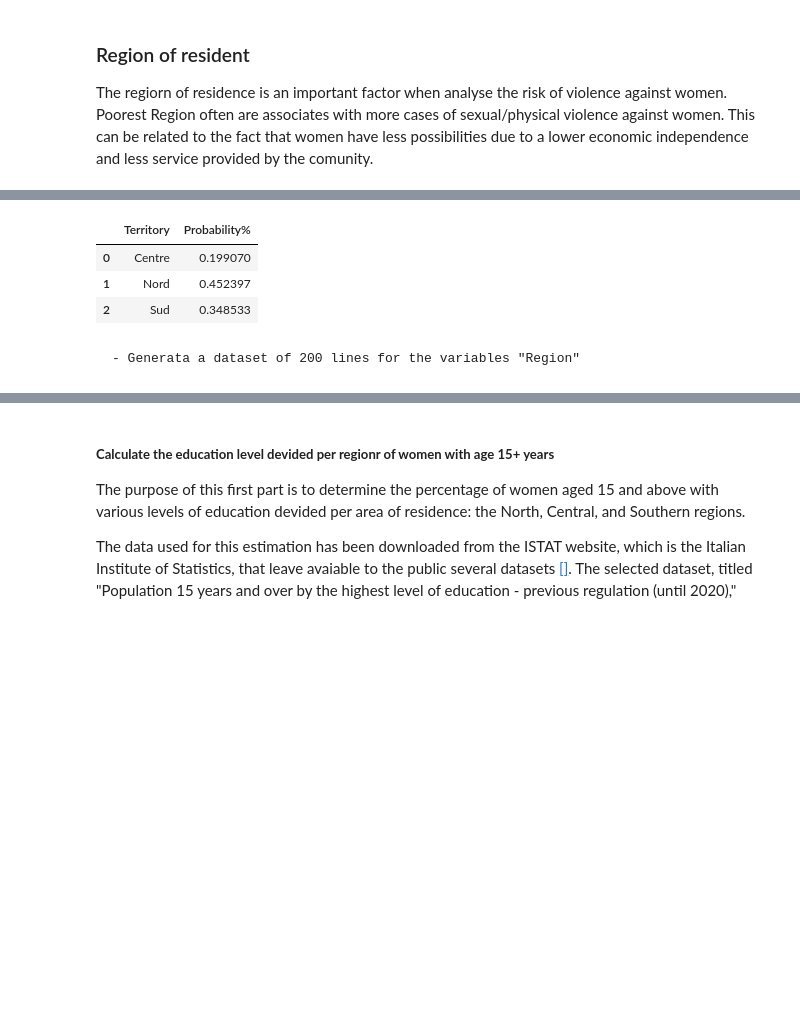
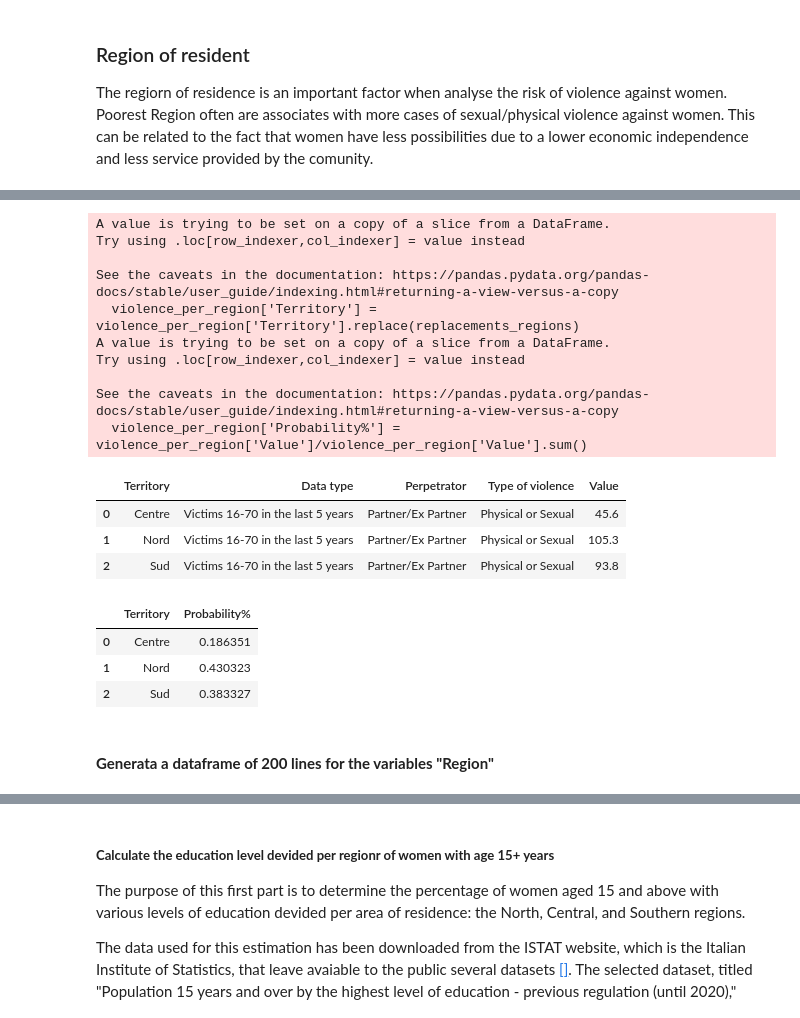
Before and after one commit to Cecilia8989/PfDA_Assignement, a Jupyter notebook: PfDA_Project_1.ipynb, the cells around one changed output, grey strips where cells are left out. Drawn from its saved outputs; the diff is of its cells as text; code cells hidden in the pictures; blank space fills up the shorter version.

Commit message:
probability tabs

```diff
--- a/PfDA_Project_1.ipynb
+++ b/PfDA_Project_1.ipynb
@@ -35,0 +118,18 @@ violence_per_region.rename(
+# %%
+# https://www.youtube.com/watch?app=desktop&v=8Y1UkY0oAXM
+# Function to replace values in the 'Type of violence' column
+
+# Dictionary defining replacements for 'Type of violence' column
+def replace_violence_types(dataframe):
+    replacement_type_of_violence = {
+        'physical or sexual': 'Physical or Sexual',
+        'physical violence': 'Physical or Sexual',
+        'sexual violence': 'Physical or Sexual',
+        ' rape or attempted rape': 'Physical or Sexual'
+    }
+    # Applying replacements to the 'Type of violence' column in the DataFrame 'violence_per_region'
+    dataframe['Type of violence'] = dataframe['Type of violence'].replace(replacement_type_of_violence)
+    return dataframe
+
+# call the function to replace the value on the Type of Violence columng
+violence_per_region = replace_violence_types(violence_per_region)
@@ -36,10 +142,4 @@ violence_per_region.rename(
 # %%
-# drop italy from the terrytory
-violence_per_region = violence_per_region.loc[violence_per_region['Territory'] != 'Italy']
-
-# define list of region devided for geographic area
-Nord = ['Liguria', 'Lombardia', 'Piemonte', "Valle d'Aosta / Vallée d'Aoste	", 'Emilia-Romagna', 'Friuli Venezia Giulia', 'Trentino Alto Adige / Südtirol', 'Veneto', 'Provincia Autonoma Bolzano / Bozen' ]
-
 # https://www.tuttitalia.it/statistiche/nord-centro-mezzogiorno-italia/
 # https://www.youtube.com/watch?app=desktop&v=8Y1UkY0oAXM
 #replace multiple values in position column
@@ -53,41 +153,58 @@ replacements_regions = {
     'Trentino Alto Adige / Südtirol': 'Nord',
     'Veneto': 'Nord',
     'Provincia Autonoma Bolzano / Bozen': 'Nord',
     'Provincia Autonoma Trento': 'Nord',
     'Lazio': 'Centre',
     'Marche': 'Centre',
     'Toscana': 'Centre',
     'Umbria': 'Centre',
     'Abruzzo': 'Sud',
     'Basilicata': 'Sud',
     'Calabria': 'Sud',
     'Campania': 'Sud',
     'Molise': 'Sud',
     'Puglia': 'Sud',
     'Sardegna': 'Sud',
     'Sicilia': 'Sud',
     'Basilicata': 'Sud',
     'Calabria': 'Sud',
     'Campania': 'Sud',
     'Molise': 'Sud',
     'Puglia': 'Sud',
     'Sardegna': 'Sud',
     'Sicilia': 'Sud',
 }
 
 violence_per_region['Territory'] = violence_per_region['Territory'].replace(replacements_regions)
 
 violence_per_region['Probability%'] = violence_per_region['Value']/violence_per_region['Value'].sum()
 
-violence_per_region_probability = violence_per_region.groupby('Territory')['Probability%'].sum().reset_index()
-violence_per_region_probability
+violence_per_region.groupby(['Territory', 'Data type', 'Perpetrator', 'Type of violence'])['Value'].sum().reset_index()
 # %% [output]
+A value is trying to be set on a copy of a slice from a DataFrame.
+Try using .loc[row_indexer,col_indexer] = value instead
+
+See the caveats in the documentation: https://pandas.pydata.org/pandas-docs/stable/user_guide/indexing.html#returning-a-view-versus-a-copy
+  violence_per_region['Territory'] = violence_per_region['Territory'].replace(replacements_regions)
+A value is trying to be set on a copy of a slice from a DataFrame.
+Try using .loc[row_indexer,col_indexer] = value instead
+
+See the caveats in the documentation: https://pandas.pydata.org/pandas-docs/stable/user_guide/indexing.html#returning-a-view-versus-a-copy
+  violence_per_region['Probability%'] = violence_per_region['Value']/violence_per_region['Value'].sum()
-|  | Territory | Probability% |
-| 0 | Centre | 0.199070 |
-| 1 | Nord | 0.452397 |
-| 2 | Sud | 0.348533 |
+|  | Territory | Data type | Perpetrator | Type of violence | Value |
+| 0 | Centre | Victims 16-70 in the last 5 years | Partner/Ex Partner | Physical or Sexual | 45.6 |
+| 1 | Nord | Victims 16-70 in the last 5 years | Partner/Ex Partner | Physical or Sexual | 105.3 |
+| 2 | Sud | Victims 16-70 in the last 5 years | Partner/Ex Partner | Physical or Sexual | 93.8 |
+# %%
+violence_per_region_probability = violence_per_region.groupby('Territory')['Probability%'].sum().reset_index()
+violence_per_region_probability
+# %% [output]
+|  | Territory | Probability% |
+| 0 | Centre | 0.186351 |
+| 1 | Nord | 0.430323 |
+| 2 | Sud | 0.383327 |
 # %% [markdown]
-    - Generata a dataset of 200 lines for the variables "Region"
+#### **Generata a dataframe of 200 lines for the variables "Region"**
 # %%
 
 #https://www.istat.it/it/files/2021/12/CENSIMENTO-E-DINAMICA-DEMOGRAFICA-2020.pdf
```
Also changed, not shown: parts of 34 cells of this notebook, 1 other file.
